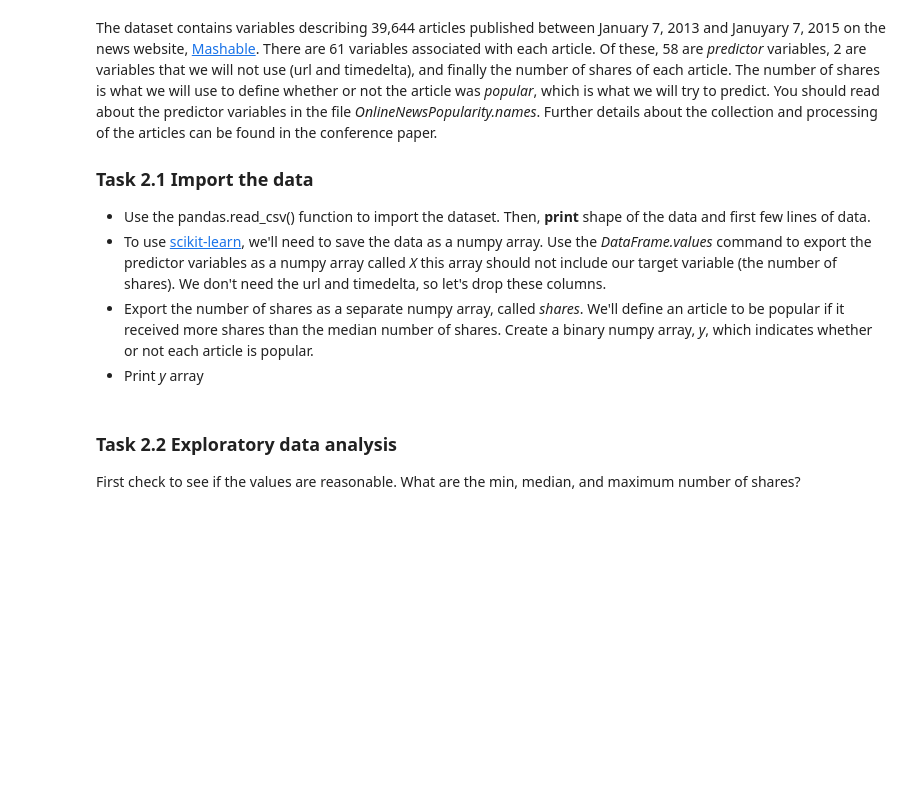
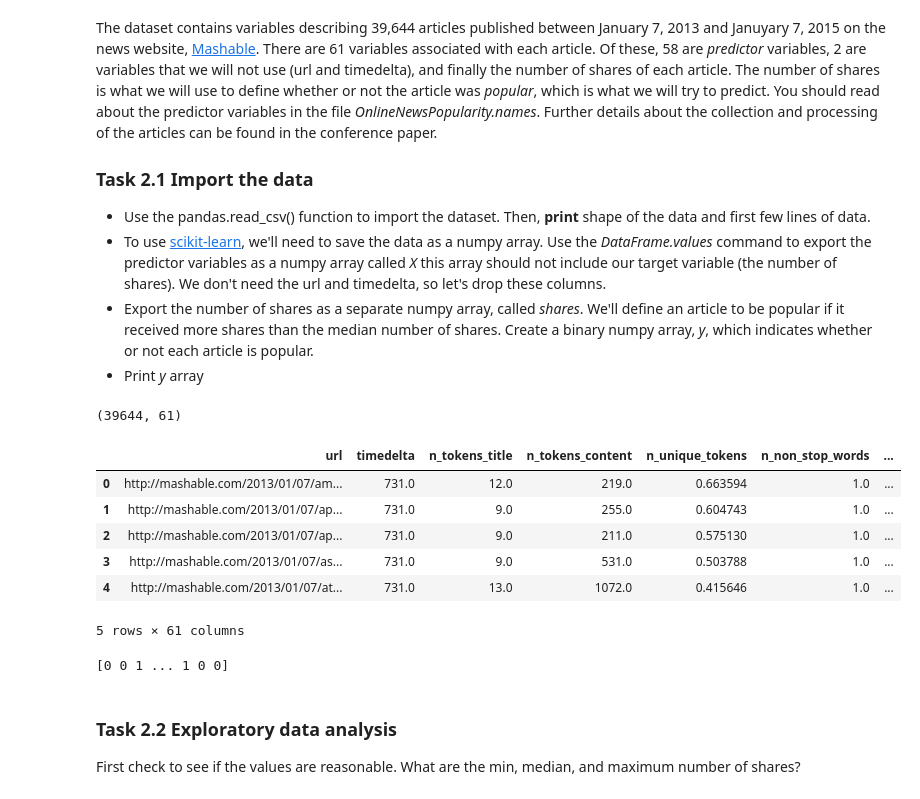
Before and after one commit to logancorrea/Intro-to-Data-Science, a Jupyter notebook: Homework/HW07/HW7.ipynb, the cells around one changed output. Cells and saved outputs as stored; diff of their text form; code cells hidden in the pictures; blank space fills up the shorter version.

```diff
--- a/Homework/HW07/HW7.ipynb
+++ b/Homework/HW07/HW7.ipynb
@@ -336,3 +334,32 @@ There are 61 variables associated with each article. Of these, 58 are *predictor
+# %%
+df = pd.read_csv("Popularity/OnlineNewsPopularity.csv")
+
+print(df.shape)
+display(df.head())
+# %% [output]
+(39644, 61)
+|  | url | timedelta | n_tokens_title | n_tokens_content | n_unique_tokens | n_non_stop_words | ... |
+| 0 | http://mashable.com/2013/01/07/am... | 731.0 | 12.0 | 219.0 | 0.663594 | 1.0 | ... |
+| 1 | http://mashable.com/2013/01/07/ap... | 731.0 | 9.0 | 255.0 | 0.604743 | 1.0 | ... |
+| 2 | http://mashable.com/2013/01/07/ap... | 731.0 | 9.0 | 211.0 | 0.575130 | 1.0 | ... |
+| 3 | http://mashable.com/2013/01/07/as... | 731.0 | 9.0 | 531.0 | 0.503788 | 1.0 | ... |
+| 4 | http://mashable.com/2013/01/07/at... | 731.0 | 13.0 | 1072.0 | 0.415646 | 1.0 | ... |
+5 rows × 61 columns
+# %%
+# Remove url, timedelta, and shares columns and convert to np array
+X = df.drop(columns=['url', ' timedelta', ' shares'])
+X = X.values
+
+# convert shares to np array
+shares = df[' shares']
+shares = shares.values
+
+# create binary popularity np array
+median_shares = np.median(shares)
+y = np.where(shares > median_shares, 1, 0)
+print(y)
+# %% [output]
+[0 0 1 ... 1 0 0]
 # %% [markdown]
 ### Task 2.2 Exploratory data analysis
 
```
Also changed, not shown: parts of 13 cells of this notebook.
